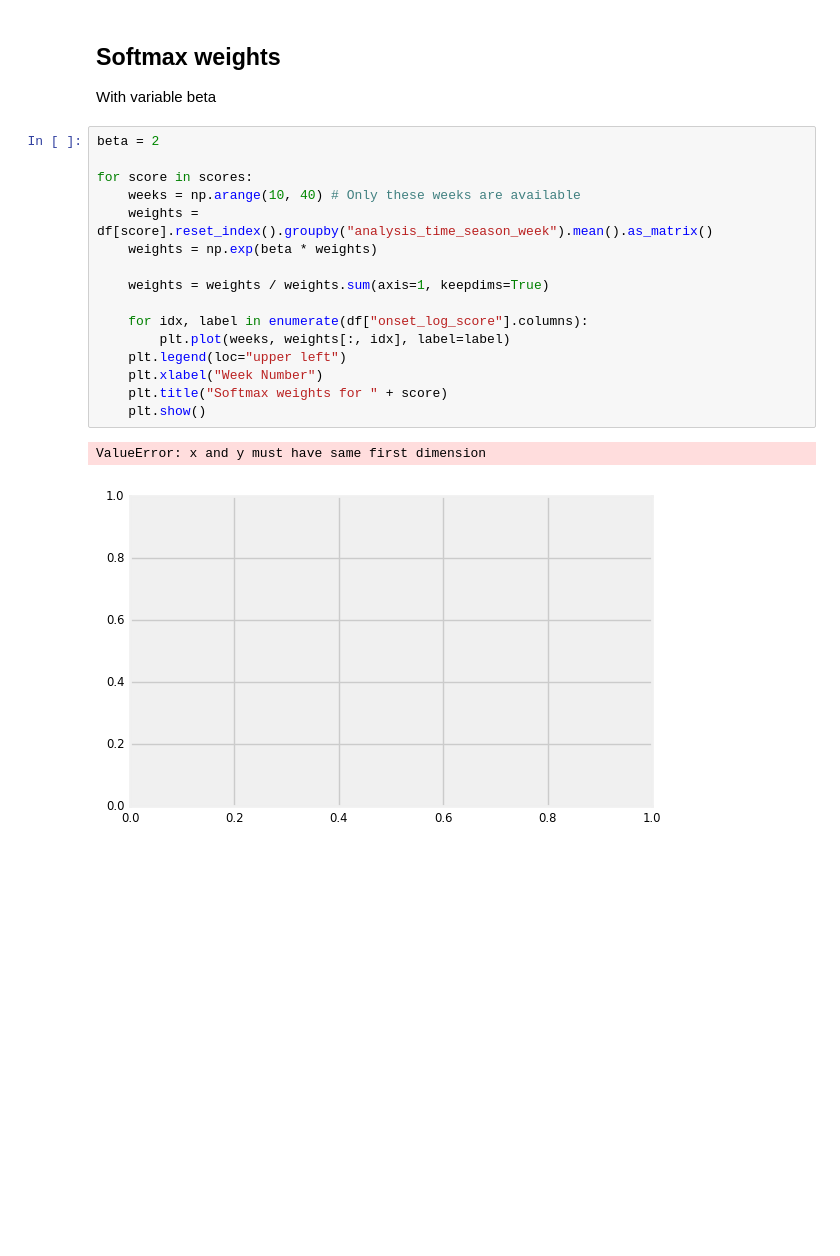
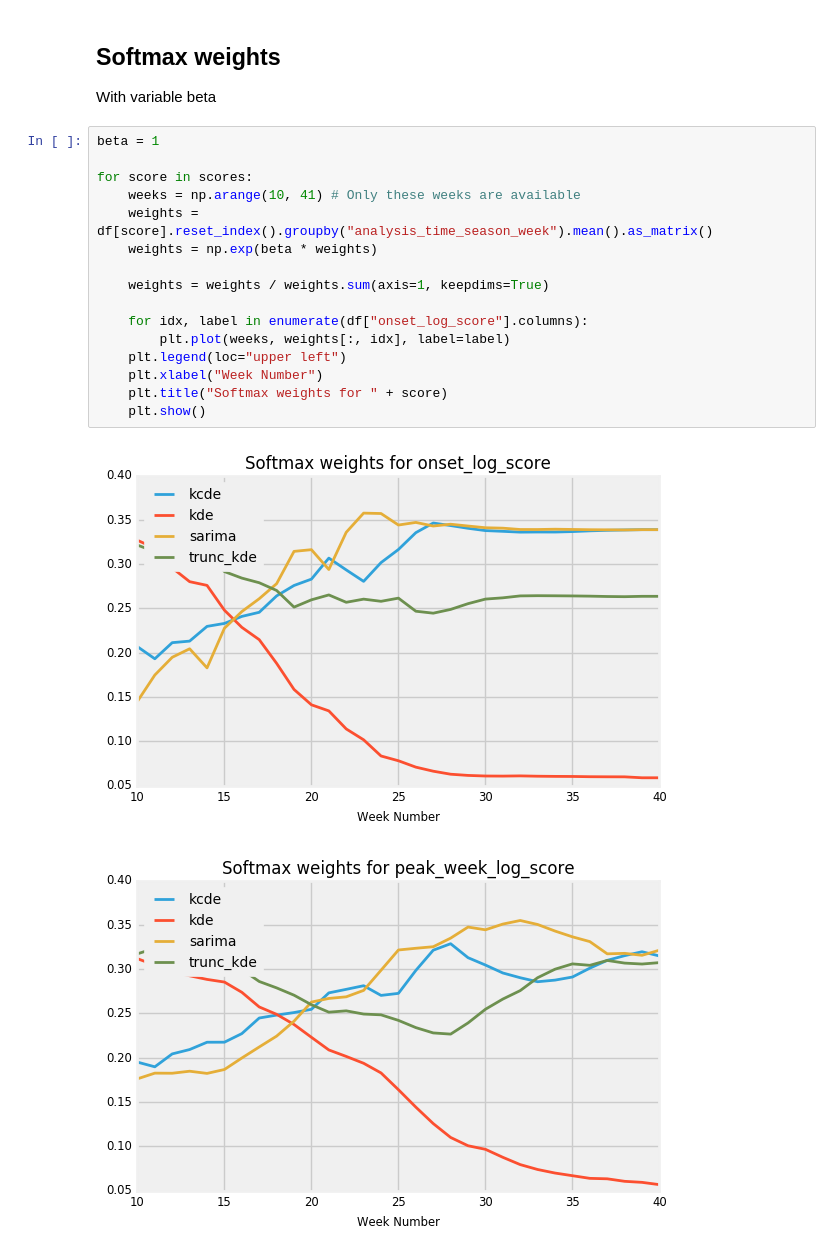
Before and after one commit to reichlab/neural-stack, a Jupyter notebook: notebooks/0.0-weeks-and-scores.ipynb, the cells around one changed output. Saved outputs shown, nothing was run; the diff lists cells and outputs as text; blank space fills up the shorter version.

Commit message:
Softmax plots

```diff
--- a/notebooks/0.0-weeks-and-scores.ipynb
+++ b/notebooks/0.0-weeks-and-scores.ipynb
@@ -38,21 +38,21 @@ for score in scores:
 
 With variable beta
 # %%
-beta = 2
+beta = 1
 
 for score in scores:
-    weeks = np.arange(10, 40) # Only these weeks are available
+    weeks = np.arange(10, 41) # Only these weeks are available
     weights = df[score].reset_index().groupby("analysis_time_season_week").mean().as_matrix()
     weights = np.exp(beta * weights)
 
     weights = weights / weights.sum(axis=1, keepdims=True)
 
     for idx, label in enumerate(df["onset_log_score"].columns):
         plt.plot(weeks, weights[:, idx], label=label)
     plt.legend(loc="upper left")
     plt.xlabel("Week Number")
     plt.title("Softmax weights for " + score)
     plt.show()
 # %% [output]
-ValueError: x and y must have same first dimension
-[figure, old version]
+[figure, new version]
+[figure, added]
```
Also changed, not shown: parts of 1 cell of this notebook.
